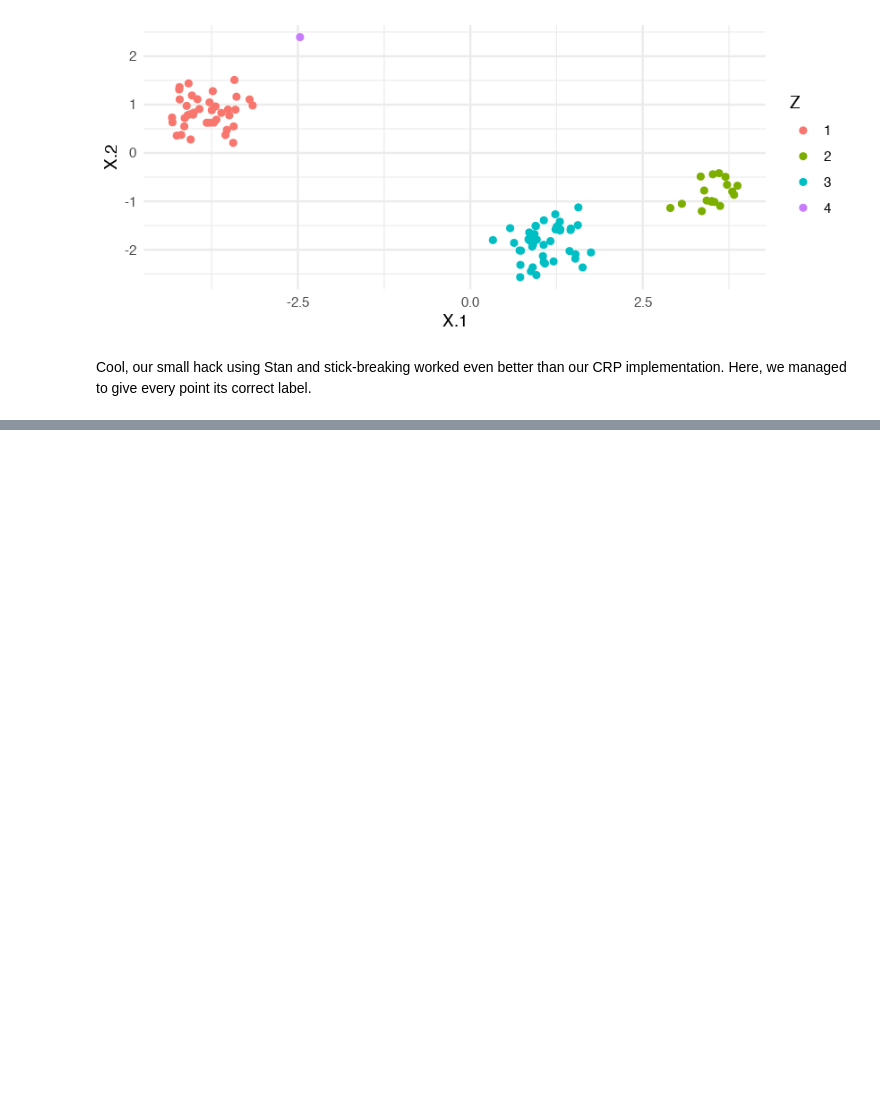
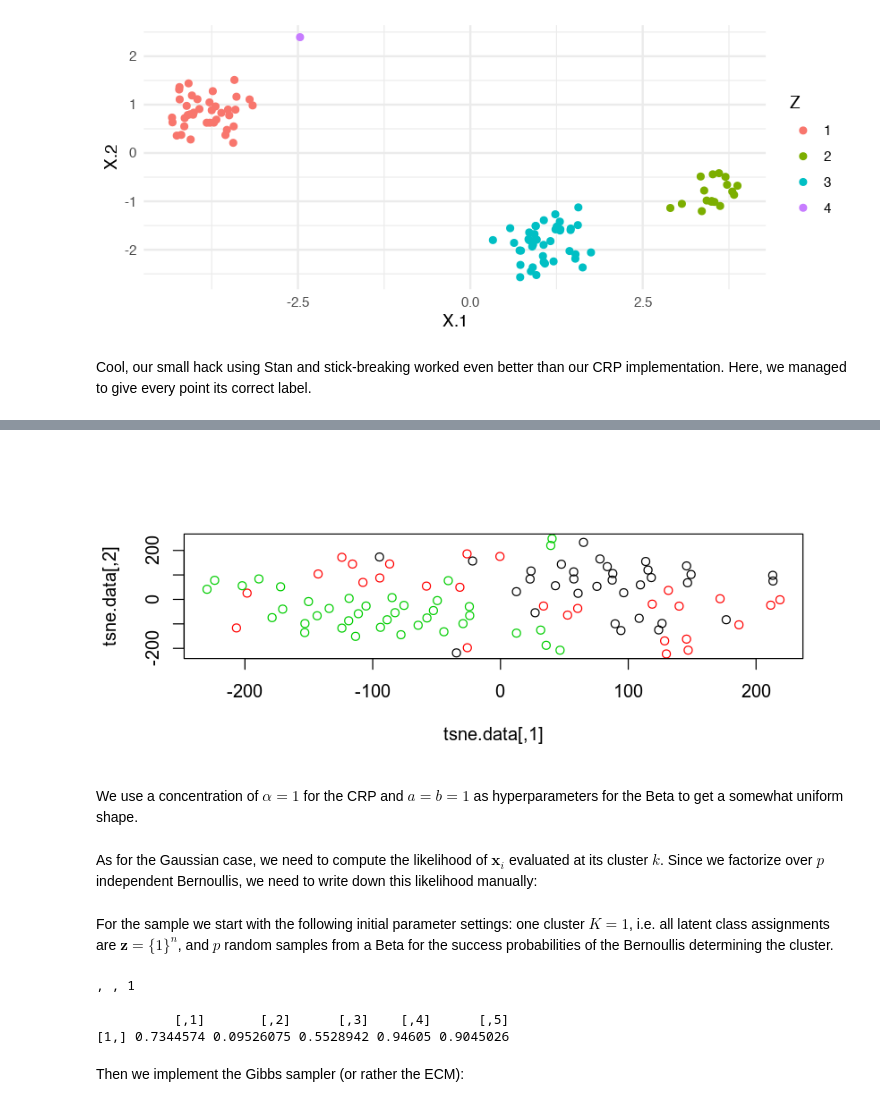
Before and after one commit to dirmeier/etudes, a Jupyter notebook: dirichlet_process_mixture_models.ipynb, the cells around one changed output, grey strips where cells are left out. Saved outputs shown, nothing was run; the diff lists cells and outputs as text; code cells hidden in the pictures; blank space fills up the shorter version.

```diff
--- a/dirichlet_process_mixture_models.ipynb
+++ b/dirichlet_process_mixture_models.ipynb
@@ -519,0 +395,7 @@ Cool, our small hack using Stan and stick-breaking worked even better than our C
+# %%
+n <- 100
+p <- 5
+alpha <- 0.5
+k <- 3
+Z <- sample(1:k, n, replace = T)
+table(Z)
@@ -519,0 +430,2 @@ Cool, our small hack using Stan and stick-breaking worked even better than our C
+# %%
+tsne.data <- tsne(X, perplexity = 50, max_iter = 1500)
@@ -519,0 +449,6 @@ Cool, our small hack using Stan and stick-breaking worked even better than our C
+# %%
+plot(tsne.data, col=Z)
+# %% [output]
+[figure, added]
+# %% [markdown]
+We use a concentration of $\alpha=1$ for the CRP and $a=b=1$ as hyperparameters for the Beta to get a somewhat uniform shape.
@@ -519,0 +458,2 @@ Cool, our small hack using Stan and stick-breaking worked even better than our C
+# %% [markdown]
+As for the Gaussian case, we need to compute the likelihood of $\mathbf{x}_i$ evaluated at its cluster $k$. Since we factorize over $p$ independent Bernoullis, we need to write down this likelihood manually:
@@ -519,0 +474,15 @@ Cool, our small hack using Stan and stick-breaking worked even better than our C
+# %% [markdown]
+For the sample we start with the following initial parameter settings: one cluster $K=1$, i.e. all latent class assignments are $\mathbf{z} = \{1 \}^n$, and $p$ random samples from a Beta for the success probabilities of the Bernoullis determining the cluster.
+# %%
+K <- 1
+zs <- rep(K, n)
+tables <- n
+priors <- array(rbeta(p, a, b), dim = c(1, p, 1))
+priors
+# %% [output]
+, , 1
+
+          [,1]       [,2]      [,3]    [,4]      [,5]
+[1,] 0.7344574 0.09526075 0.5528942 0.94605 0.9045026
+# %% [markdown]
+Then we implement the Gibbs sampler (or rather the ECM):
```
Also changed, not shown: parts of 49 cells of this notebook, 2 other files.
